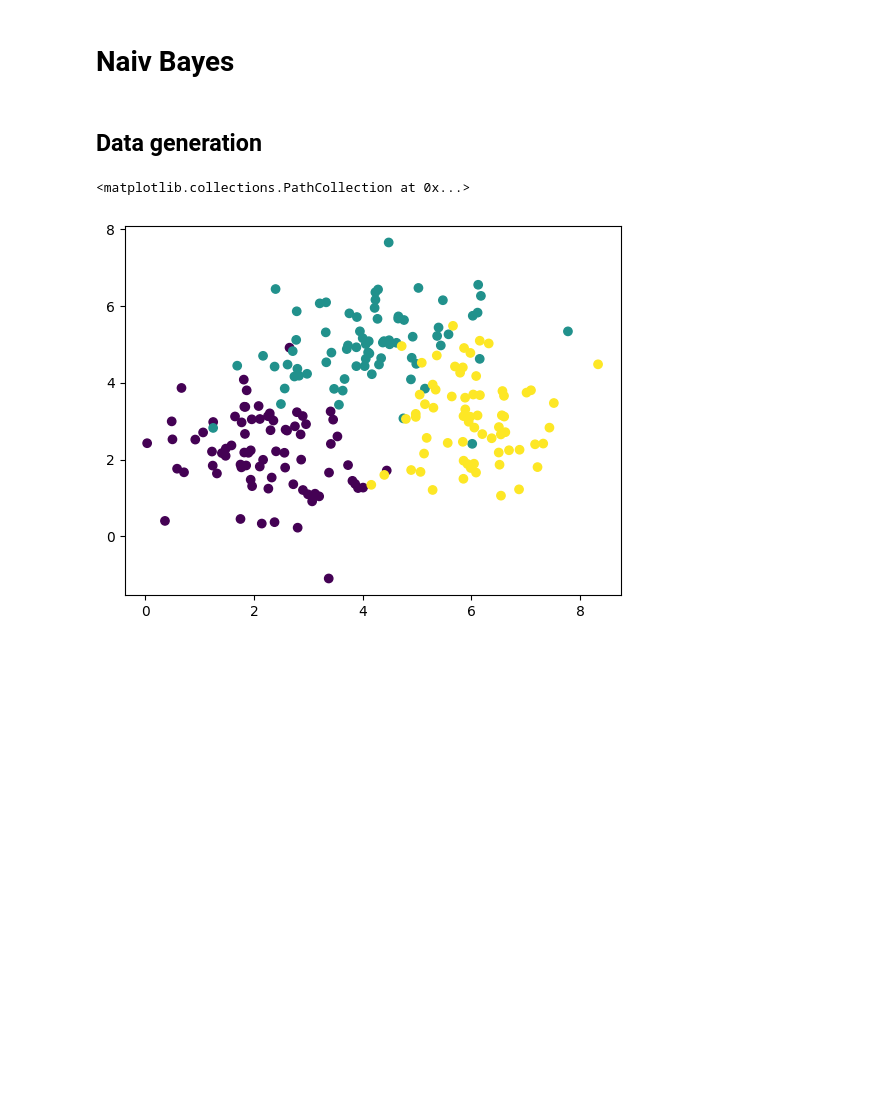
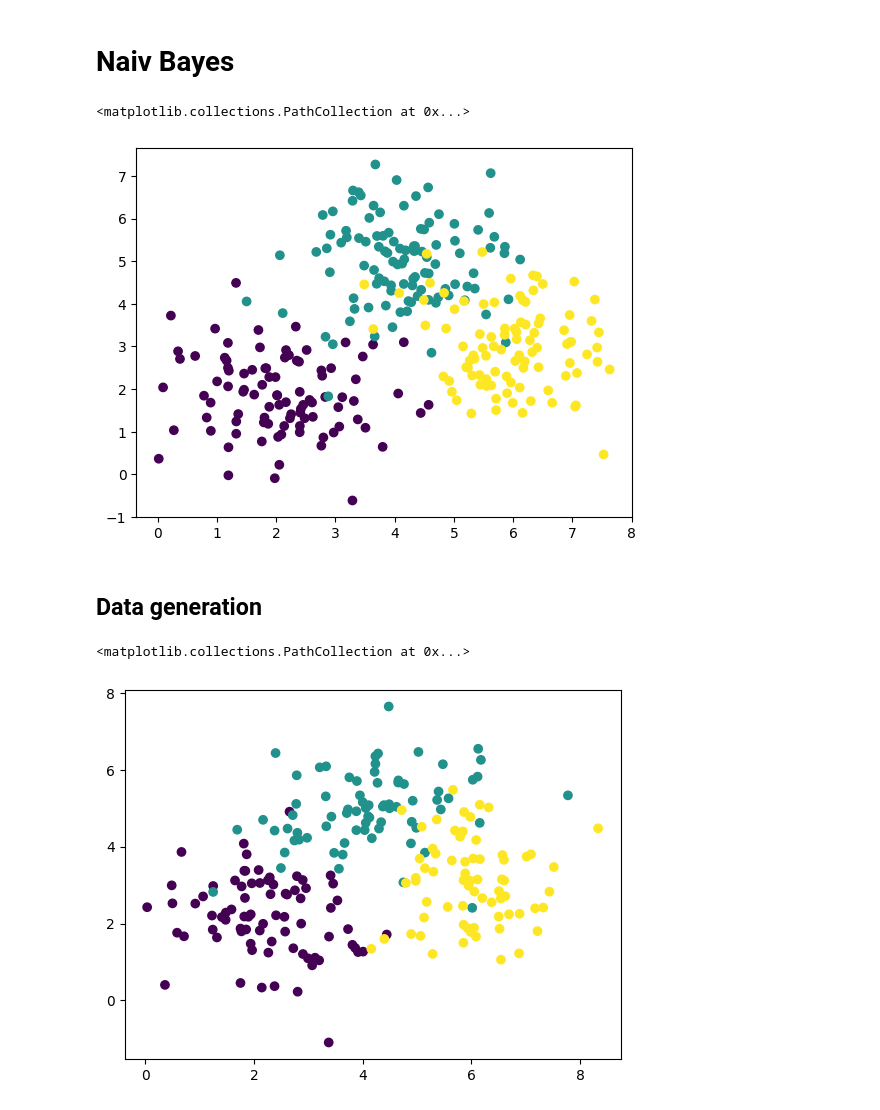
Before and after one commit to szmidapatrik/machine-learning, a Jupyter notebook: naivbayes.ipynb, the cells around one changed output. Cells and saved outputs as stored; diff of their text form; code cells hidden in the pictures; blank space fills up the shorter version.

Commit message:
naiv bayes refactor

```diff
--- a/naivbayes.ipynb
+++ b/naivbayes.ipynb
@@ -3,3 +46,15 @@
+# %%
+nb = NaivBayes()
+# nb.train()
+X, y = nb.sample(3, 100)
+l1, l2 = np.linspace(-1,10,50), np.linspace(-1,10,50)
+g1,g2 = np.meshgrid(l1,l2)
+data = np.vstack([g1.flatten(), g2.flatten()])
+
+plt.scatter(X[:,0], X[:,1], c=y)
+# %% [output]
+<matplotlib.collections.PathCollection at 0x...>
+[figure, added]
 # %% [markdown]
 ## Data generation
 # %%
```
Also changed, not shown: parts of 1 cell of this notebook.
